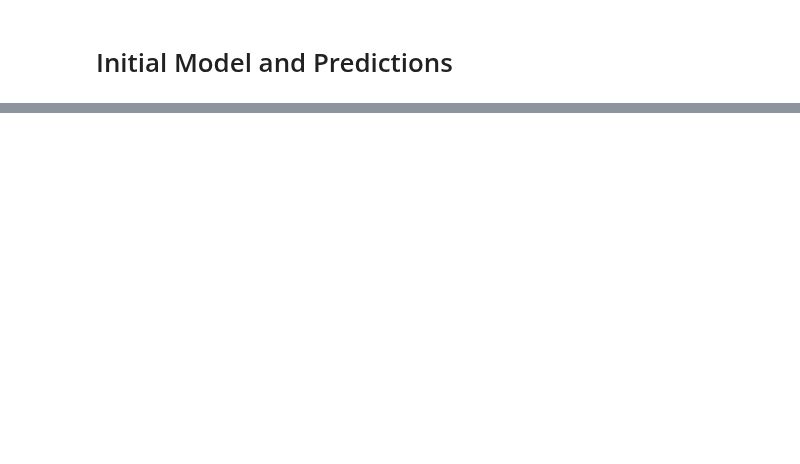
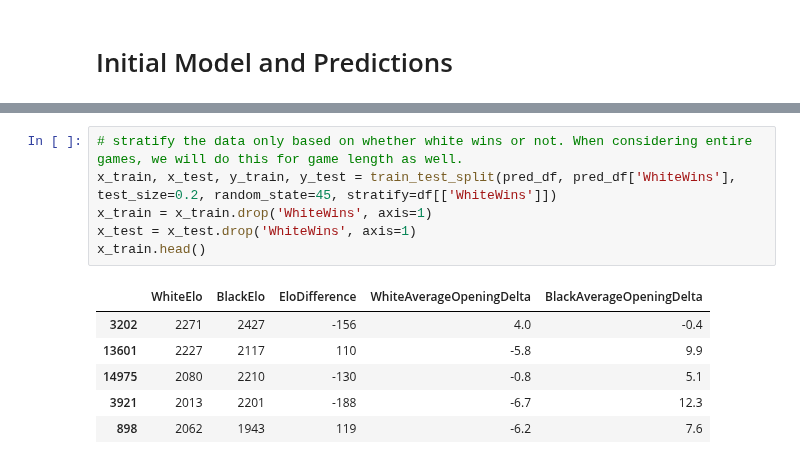
Before and after one commit to piercingecho/chess-win-probability-modeling, a Jupyter notebook: win_prediction.ipynb, the cells around one changed output, grey strips where cells are left out. Drawn from its saved outputs; the diff is of its cells as text; blank space fills up the shorter version.

```diff
--- a/win_prediction.ipynb
+++ b/win_prediction.ipynb
@@ -207,0 +247,13 @@ df_white_moves
+# %%
+# stratify the data only based on whether white wins or not. When considering entire games, we will do this for game length as well.
+x_train, x_test, y_train, y_test = train_test_split(pred_df, pred_df['WhiteWins'], test_size=0.2, random_state=45, stratify=df[['WhiteWins']])
+x_train = x_train.drop('WhiteWins', axis=1)
+x_test = x_test.drop('WhiteWins', axis=1)
+x_train.head()
+# %% [output]
+|  | WhiteElo | BlackElo | EloDifference | WhiteAverageOpeningDelta | BlackAverageOpeningDelta |
+| 3202 | 2271 | 2427 | -156 | 4.0 | -0.4 |
+| 13601 | 2227 | 2117 | 110 | -5.8 | 9.9 |
+| 14975 | 2080 | 2210 | -130 | -0.8 | 5.1 |
+| 3921 | 2013 | 2201 | -188 | -6.7 | 12.3 |
+| 898 | 2062 | 1943 | 119 | -6.2 | 7.6 |
```
Also changed, not shown: parts of 11 cells of this notebook, 2 other files.
